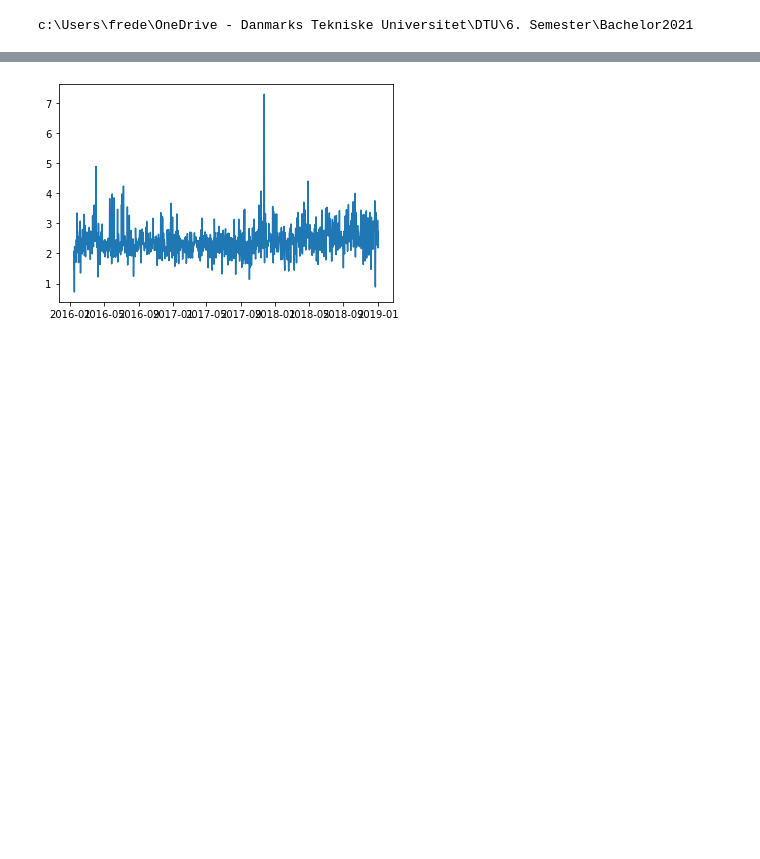
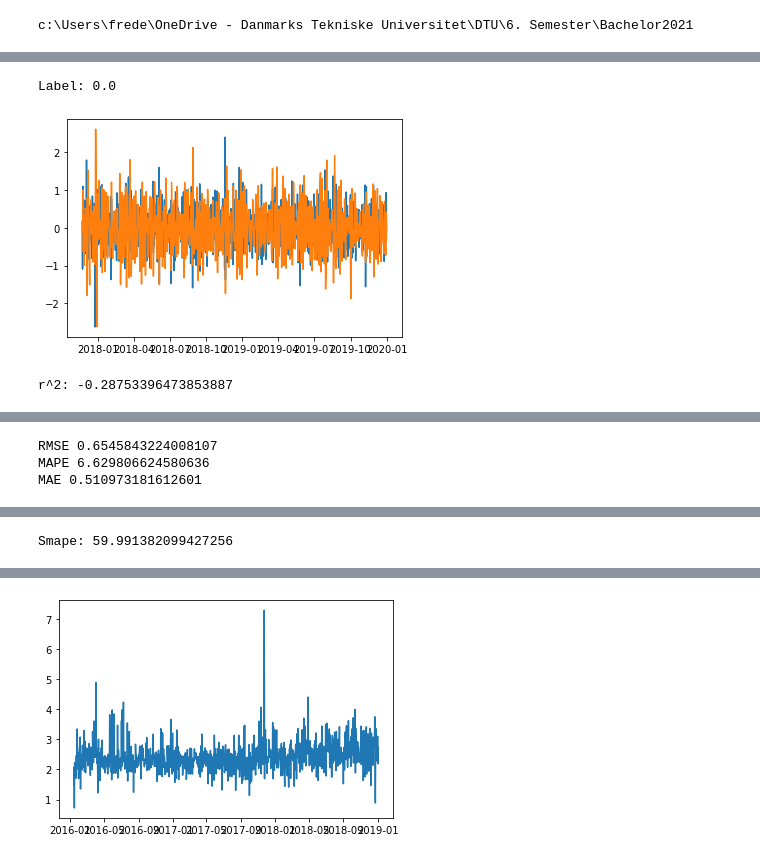
Before and after one commit to Jungar111/Bachelor2021, a Jupyter notebook: Modelling/ArimaTest.ipynb, the cells around one changed output, grey strips where cells are left out. Drawn from its saved outputs; the diff is of its cells as text; code cells hidden in the pictures; blank space fills up the shorter version.

```diff
--- a/Modelling/ArimaTest.ipynb
+++ b/Modelling/ArimaTest.ipynb
@@ -21,0 +65,49 @@ df = importer().Import()
+# %%
+def ArimaModels(df,label,ar,d,ma):
+    print(f"Label: {label}")
+    df=df[df["Label"]==label]
+    df=df.sort_values("Start Date")
+    y = df[["Energy (kWh)","Start Date"]].set_index("Start Date",drop=False)
+
+    if d>0:
+        for i in range(0,d):
+            y["Energy (kWh)"] =y["Energy (kWh)"].diff().dropna()
+
+    #y["Energy (kWh)"] = np.log(y["Energy (kWh)"])
+    y= y.resample("d").min()
+    X = lags().buildLaggedFeatures(y["Energy (kWh)"], ["Energy (kWh)"],5, dropna=False)
+    X_train, X_test, y_train, y_test = train_test_split(X, y, test_size=0.25, random_state=42, shuffle=False)
+    X_train=X_train.drop(columns="lag_0")
+    X_test=X_test.drop(columns="lag_0")
+    y_train = y_train.set_index("Start Date",drop=False)
+    y_test = y_test.set_index("Start Date",drop=False)
+
+    y_train.freq= "D"
+    y_train = y_train.resample("d").min()
+    y_test = y_test.resample("d").min()
+    y_train["Energy (kWh)"]  = y_train["Energy (kWh)"].fillna(0)
+    y_test["Energy (kWh)"]  = y_test["Energy (kWh)"].fillna(0)
+
+
+
+    sam = SARIMAX((y_train["Energy (kWh)"]),exog=X_train.fillna(0), order=(ar,0,ma), trend="n", freq="D")
+    sam_fit = sam.fit(method="lbfgs")
+    #print(sam_fit.summary())
+
+    n=len(y_test["Energy (kWh)"])
+    y_pred = sam_fit.forecast(steps = n, exog=X_test.fillna(0))
+    plt.plot(y_test["Energy (kWh)"])
+    plt.plot(y_pred)
+    plt.show()
+
+
+    print("r^2:", r2_score(y_test["Energy (kWh)"],y_pred))
+    print("RMSE",np.sqrt(mean_squared_error(y_test["Energy (kWh)"],y_pred)))
+    print("MAPE",mean_absolute_percentage_error(y_test["Energy (kWh)"],y_pred))
+    print("MAE",mean_absolute_error(y_test["Energy (kWh)"],y_pred))
+    print("Smape:", smape(y_test['Energy (kWh)'],y_pred))
+ArimaModels(df,0.0,1,1,7)
+# %% [output]
+Label: 0.0
+[figure, added]
+r^2: -0.28753396473853887
@@ -21,0 +115,3 @@ df = importer().Import()
+RMSE 0.6545843224008107
+MAPE 6.629806624580636
+MAE 0.510973181612601
@@ -21,0 +122 @@ df = importer().Import()
+Smape: 59.991382099427256
```
Also changed, not shown: parts of 33 cells of this notebook.
